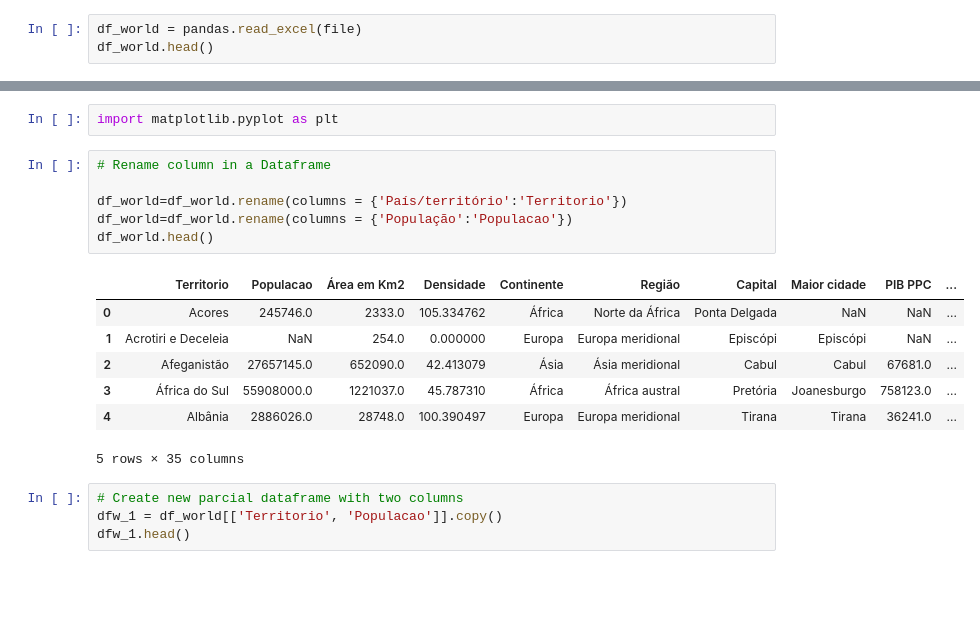
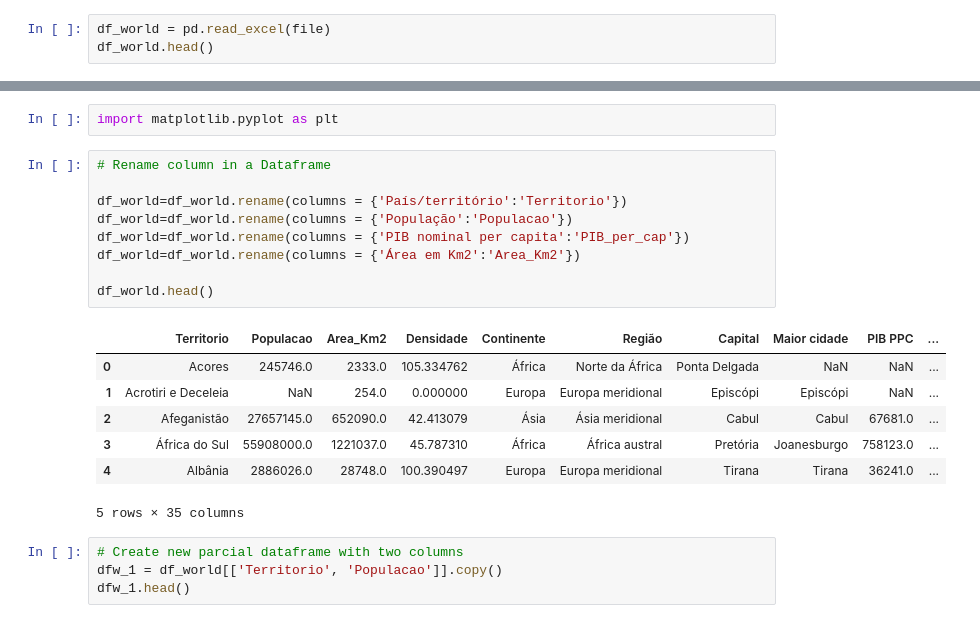
Before and after one commit to MRobalinho/Using_colab_research_Google, a Jupyter notebook: Tests_MRobalinho.ipynb, the cells around one changed output, grey strips where cells are left out. Drawn from its saved outputs; the diff is of its cells as text; blank space fills up the shorter version.

```diff
--- a/Tests_MRobalinho.ipynb
+++ b/Tests_MRobalinho.ipynb
@@ -157,7 +168,7 @@ import pandas as pd
 import xlrd
 import numpy as np
 # %%
-df_world = pandas.read_excel(file)
+df_world = pd.read_excel(file)
 df_world.head()
 # %% [output]
 |  | País/território | População | Área em Km2 | Densidade | Continente | Região | Capital | Maior cidade | ... |
@@ -172,11 +215,14 @@ import matplotlib.pyplot as plt
 # %%
 # Rename column in a Dataframe
 
 df_world=df_world.rename(columns = {'País/território':'Territorio'})
 df_world=df_world.rename(columns = {'População':'Populacao'})
+df_world=df_world.rename(columns = {'PIB nominal per capita':'PIB_per_cap'})
+df_world=df_world.rename(columns = {'Área em Km2':'Area_Km2'})
+
 df_world.head()
 # %% [output]
-|  | Territorio | Populacao | Área em Km2 | Densidade | Continente | Região | Capital | Maior cidade | PIB PPC | ... |
+|  | Territorio | Populacao | Area_Km2 | Densidade | Continente | Região | Capital | Maior cidade | PIB PPC | ... |
 | 0 | Acores | 245746.0 | 2333.0 | 105.334762 | África | Norte da África | Ponta Delgada | NaN | NaN | ... |
 | 1 | Acrotiri e Deceleia | NaN | 254.0 | 0.000000 | Europa | Europa meridional | Episcópi | Episcópi | NaN | ... |
 | 2 | Afeganistão | 27657145.0 | 652090.0 | 42.413079 | Ásia | Ásia meridional | Cabul | Cabul | 67681.0 | ... |
```
Also changed, not shown: parts of 32 cells of this notebook.
